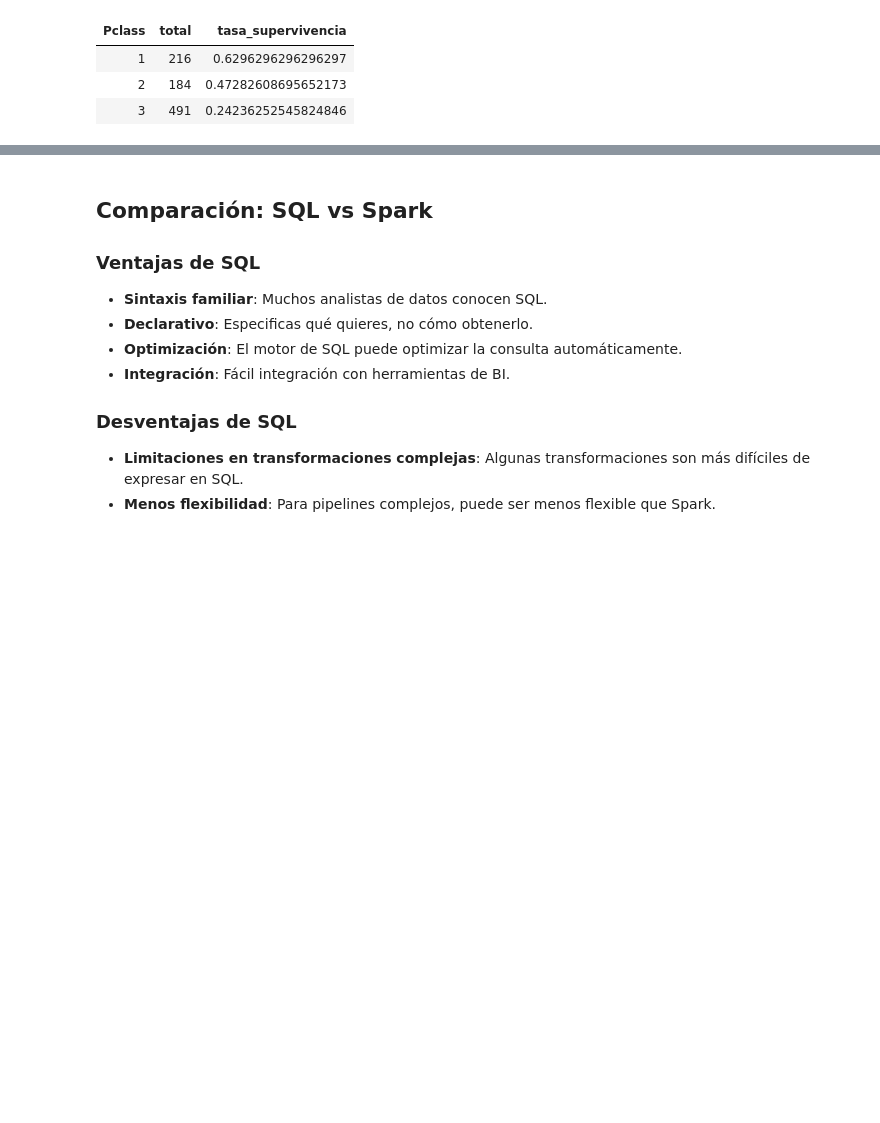
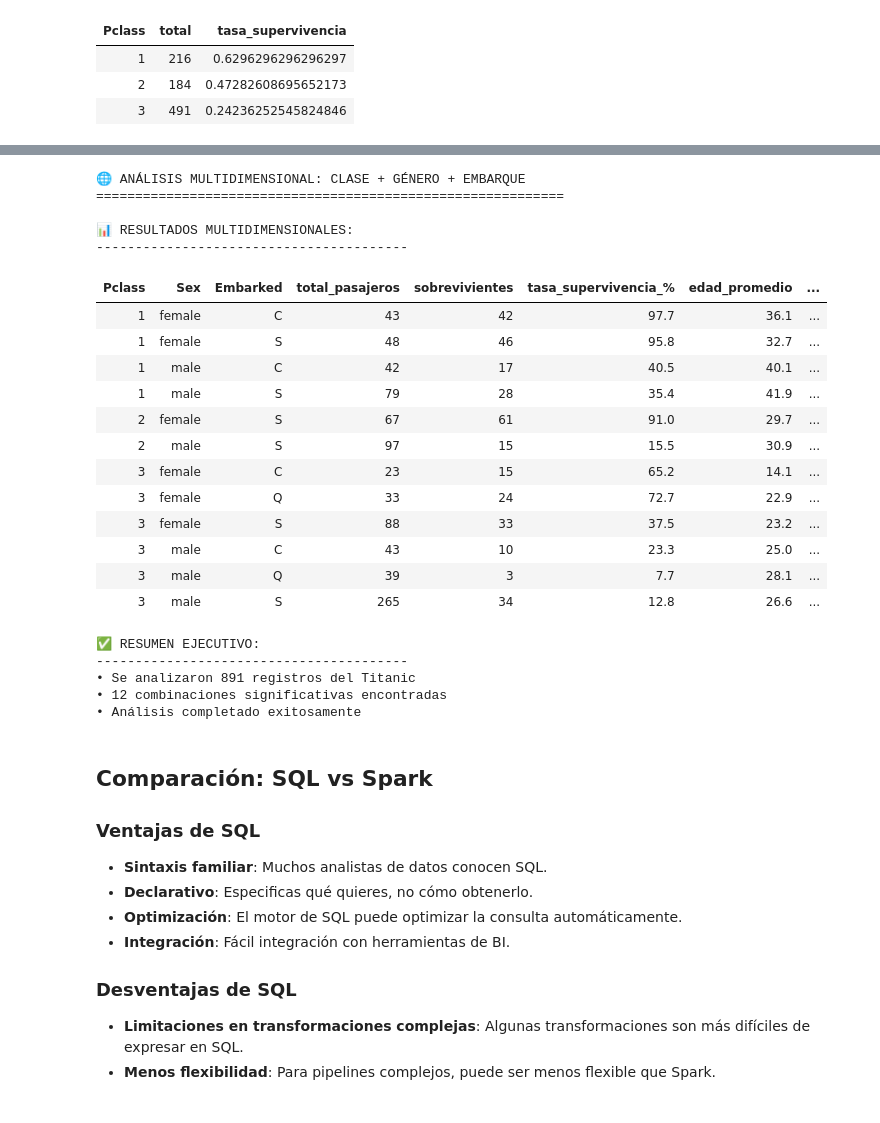
Before and after one commit to SantiagoMesa0911/Actividad_2, a Jupyter notebook: Actividad_2.ipynb, the cells around one changed output, grey strips where cells are left out. Cells and saved outputs as stored; diff of their text form; code cells hidden in the pictures; blank space fills up the shorter version.

```diff
--- a/Actividad_2.ipynb
+++ b/Actividad_2.ipynb
@@ -241,3 +271,56 @@ result_sql.show()
+# %%
+
+print("\n🌐 ANÁLISIS MULTIDIMENSIONAL: CLASE + GÉNERO + EMBARQUE")
+print("=" * 60)
+
+# Análisis complejo con filtros y ordenamiento
+multidimensional_analysis = (df
+    .groupBy("Pclass", "Sex", "Embarked")
+    .agg(
+        count("*").alias("total_pasajeros"),
+        sum("Survived").alias("sobrevivientes"),
+        expr("ROUND(AVG(Survived) * 100, 1)").alias("tasa_supervivencia_%"),
+        expr("ROUND(AVG(Age), 1)").alias("edad_promedio"),
+        expr("ROUND(AVG(Fare), 2)").alias("tarifa_promedio")
+    )
+    .filter(col("total_pasajeros") > 10)  # Filtrar grupos significativos
+    .orderBy("Pclass", "Sex", "Embarked")
+)
+
+print("\n📊 RESULTADOS MULTIDIMENSIONALES:")
+print("-" * 40)
+display(multidimensional_analysis)
+
+# Resumen ejecutivo
+print("\n✅ RESUMEN EJECUTIVO:")
+print("-" * 40)
+print(f"• Se analizaron {total_records:,} registros del Titanic")
+print(f"• {multidimensional_analysis.count()} combinaciones significativas encontradas")
+print(f"• Análisis completado exitosamente")
+# %% [output]
+🌐 ANÁLISIS MULTIDIMENSIONAL: CLASE + GÉNERO + EMBARQUE
+============================================================
+
+📊 RESULTADOS MULTIDIMENSIONALES:
+----------------------------------------
+| Pclass | Sex | Embarked | total_pasajeros | sobrevivientes | tasa_supervivencia_% | edad_promedio | ... |
+| 1 | female | C | 43 | 42 | 97.7 | 36.1 | ... |
+| 1 | female | S | 48 | 46 | 95.8 | 32.7 | ... |
+| 1 | male | C | 42 | 17 | 40.5 | 40.1 | ... |
+| 1 | male | S | 79 | 28 | 35.4 | 41.9 | ... |
+| 2 | female | S | 67 | 61 | 91.0 | 29.7 | ... |
+| 2 | male | S | 97 | 15 | 15.5 | 30.9 | ... |
+| 3 | female | C | 23 | 15 | 65.2 | 14.1 | ... |
+| 3 | female | Q | 33 | 24 | 72.7 | 22.9 | ... |
+| 3 | female | S | 88 | 33 | 37.5 | 23.2 | ... |
+| 3 | male | C | 43 | 10 | 23.3 | 25.0 | ... |
+| 3 | male | Q | 39 | 3 | 7.7 | 28.1 | ... |
+| 3 | male | S | 265 | 34 | 12.8 | 26.6 | ... |
+✅ RESUMEN EJECUTIVO:
+----------------------------------------
+• Se analizaron 891 registros del Titanic
+• 12 combinaciones significativas encontradas
+• Análisis completado exitosamente
 # %% [markdown]
 ## Comparación: SQL vs Spark
 
```
Also changed, not shown: parts of 10 cells of this notebook.
